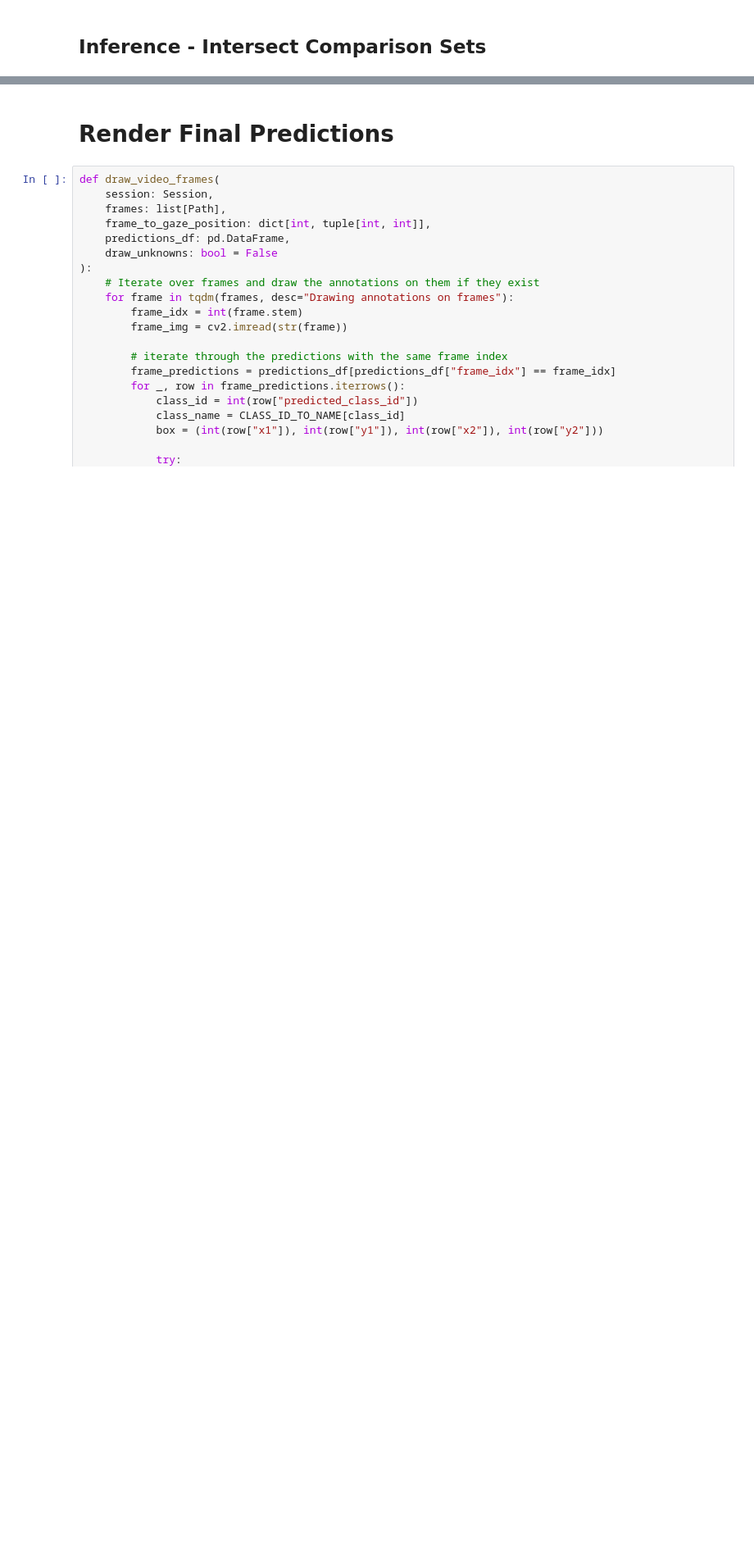
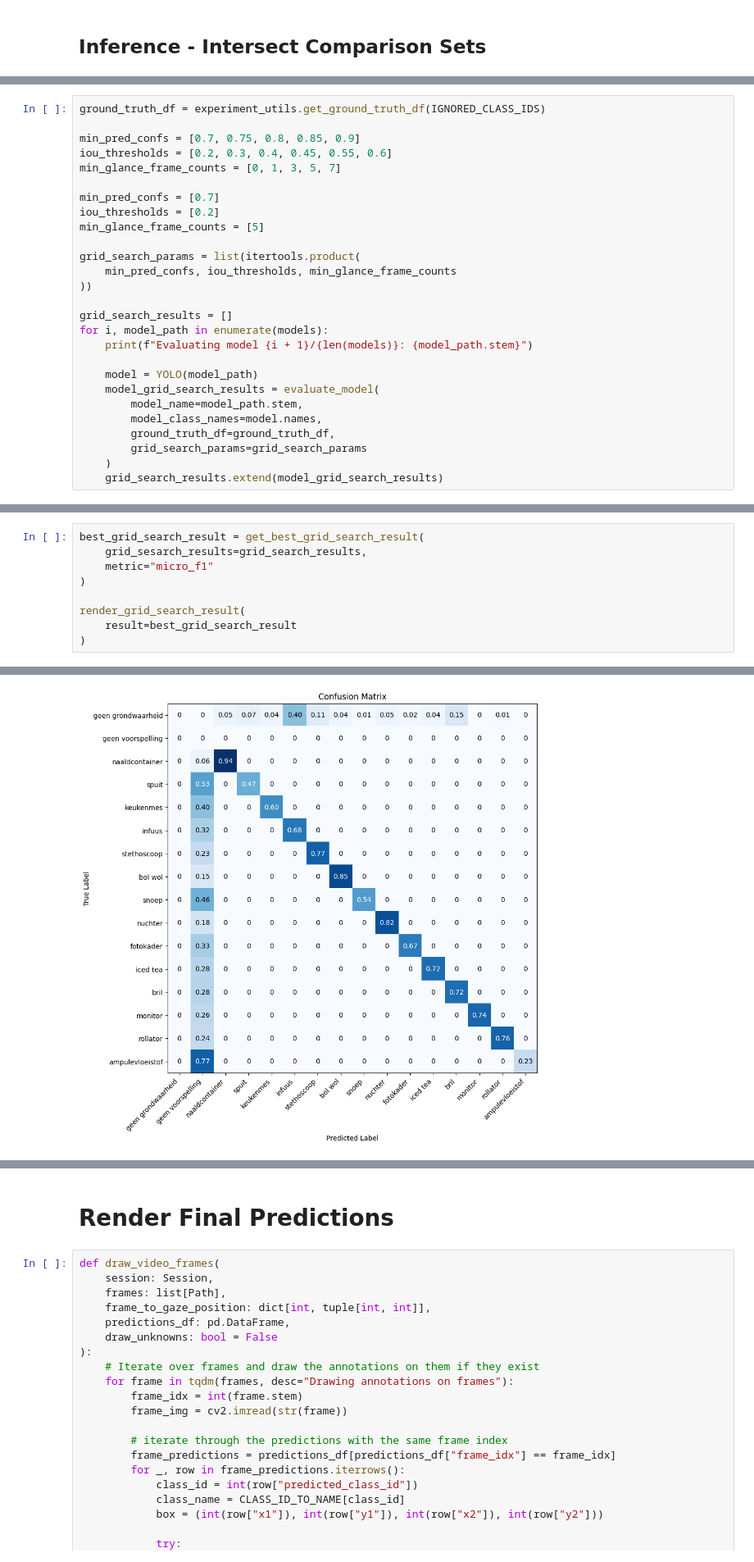
Before and after one commit to ilianbronchart/bachelorproef, a Jupyter notebook: experiment/13_predict_object_detection.ipynb, the cells around one changed output, grey strips where cells are left out. Shown at 82% size. Drawn from its saved outputs; the diff is of its cells as text; blank space fills up the shorter version.

```diff
--- a/experiment/13_predict_object_detection.ipynb
+++ b/experiment/13_predict_object_detection.ipynb
@@ -602,0 +749,27 @@ Class ID   Precision  Recall     F1         Support    Unknown Rate
+# %%
+ground_truth_df = experiment_utils.get_ground_truth_df(IGNORED_CLASS_IDS)
+
+min_pred_confs = [0.7, 0.75, 0.8, 0.85, 0.9]
+iou_thresholds = [0.2, 0.3, 0.4, 0.45, 0.55, 0.6]
+min_glance_frame_counts = [0, 1, 3, 5, 7]
+
+min_pred_confs = [0.7]
+iou_thresholds = [0.2]
+min_glance_frame_counts = [5]
+
+grid_search_params = list(itertools.product(
+    min_pred_confs, iou_thresholds, min_glance_frame_counts
+))
+
+grid_search_results = []
+for i, model_path in enumerate(models):
+    print(f"Evaluating model {i + 1}/{len(models)}: {model_path.stem}")
+
+    model = YOLO(model_path)
+    model_grid_search_results = evaluate_model(
+        model_name=model_path.stem,
+        model_class_names=model.names,
+        ground_truth_df=ground_truth_df,
+        grid_search_params=grid_search_params
+    )
+    grid_search_results.extend(model_grid_search_results)
@@ -602,0 +817,10 @@ Class ID   Precision  Recall     F1         Support    Unknown Rate
+# %%
+best_grid_search_result = get_best_grid_search_result(
+    grid_sesarch_results=grid_search_results,
+    metric="micro_f1"
+)
+
+render_grid_search_result(
+    result=best_grid_search_result
+)
+# %% [output]
@@ -602,0 +844 @@ Class ID   Precision  Recall     F1         Support    Unknown Rate
+[figure, added]
```
Also changed, not shown: parts of 15 cells of this notebook, 14 other files.
